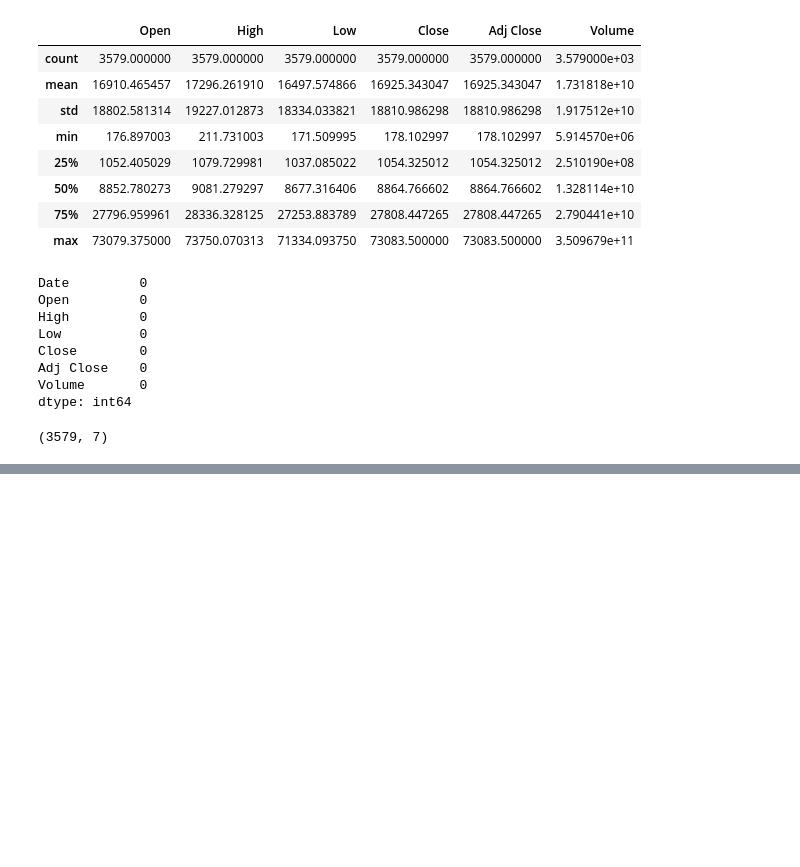
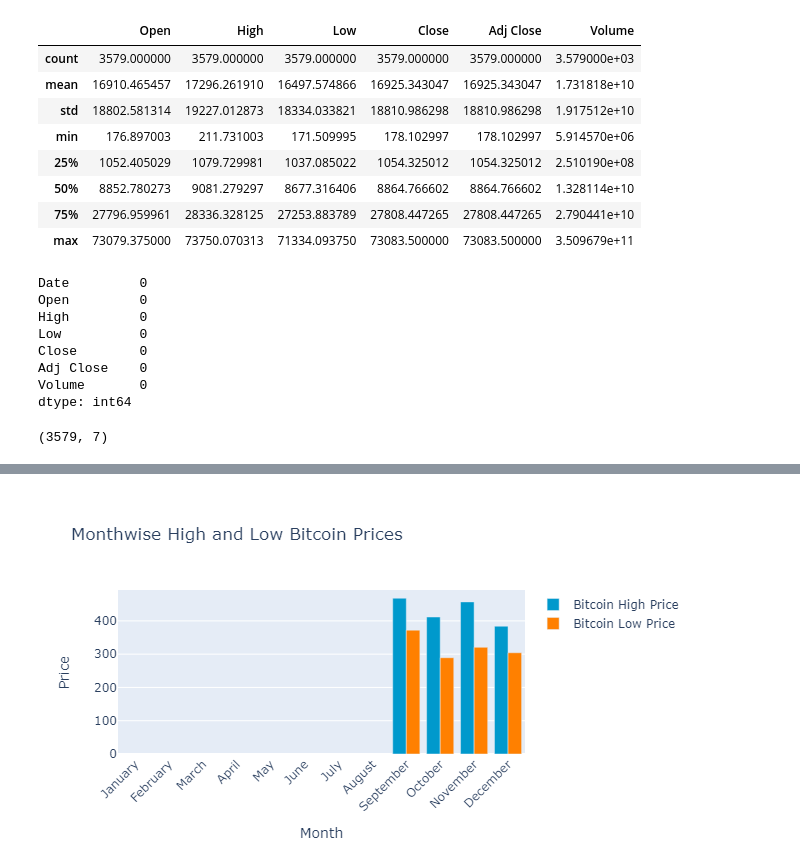
Before and after one commit to YuvrajSingh097/Bitcoin-Price-Prediction-using-LSTM, a Jupyter notebook: Bitcoint_prediction.ipynb, the cells around one changed output, grey strips where cells are left out. Drawn from its saved outputs; the diff is of its cells as text; code cells hidden in the pictures; blank space fills up the shorter version.

```diff
--- a/Bitcoint_prediction.ipynb
+++ b/Bitcoint_prediction.ipynb
@@ -133,0 +204,39 @@ End date: 2024-07-04
+# %%
+monthwise_high = y_2014.groupby(y_2014['Date'].dt.strftime('%B'))['High'].max()
+monthwise_low = y_2014.groupby(y_2014['Date'].dt.strftime('%B'))['Low'].min()
+# %%
+monthwise_high = monthwise_high.reindex(new_order)
+monthwise_low = monthwise_low.reindex(new_order)
+
+# Create the figure
+fig = go.Figure()
+
+# Add trace for monthly high prices
+fig.add_trace(go.Bar(
+    x=monthwise_high.index,
+    y=monthwise_high,
+    name='Bitcoin High Price',
+    marker_color='rgb(0, 153, 204)'
+))
+
+# Add trace for monthly low prices
+fig.add_trace(go.Bar(
+    x=monthwise_low.index,
+    y=monthwise_low,
+    name='Bitcoin Low Price',
+    marker_color='rgb(255, 128, 0)'
+))
+
+# Update layout for better visualization
+fig.update_layout(
+    barmode='group',
+    title='Monthwise High and Low Bitcoin Prices',
+    xaxis_title='Month',
+    yaxis_title='Price',
+    xaxis_tickangle=-45
+)
+
+# Show the plot
+fig.show()
+# %% [output]
+[figure, added]
```
Also changed, not shown: parts of 22 cells of this notebook.
